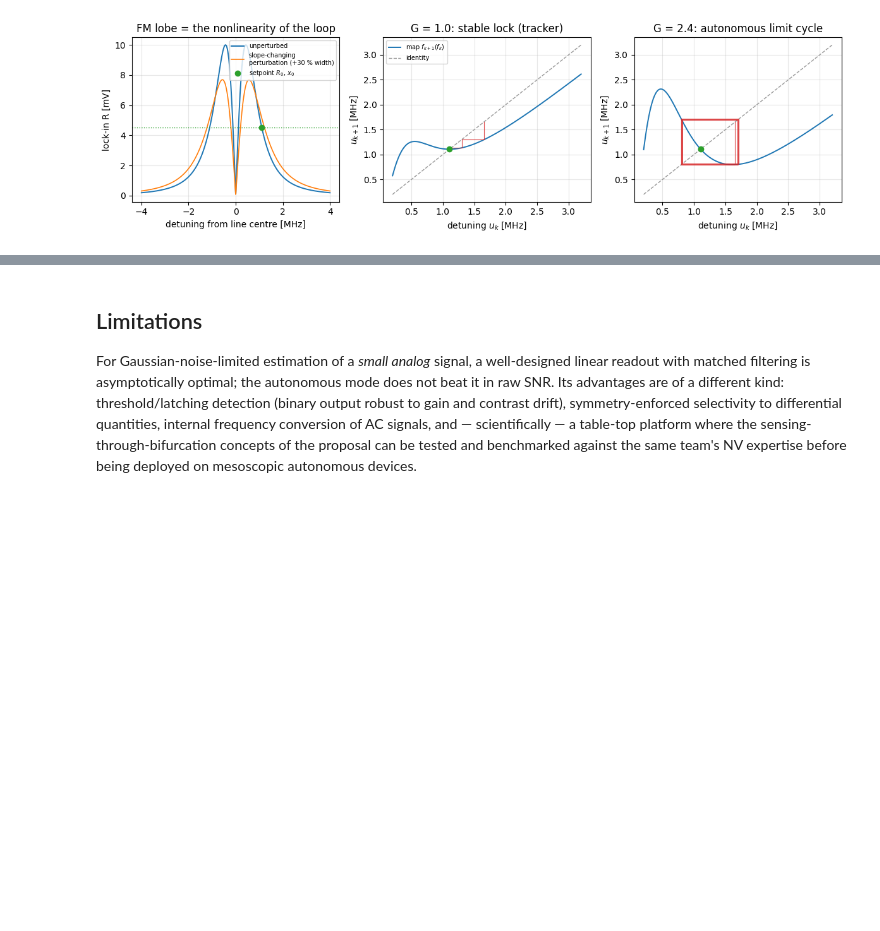
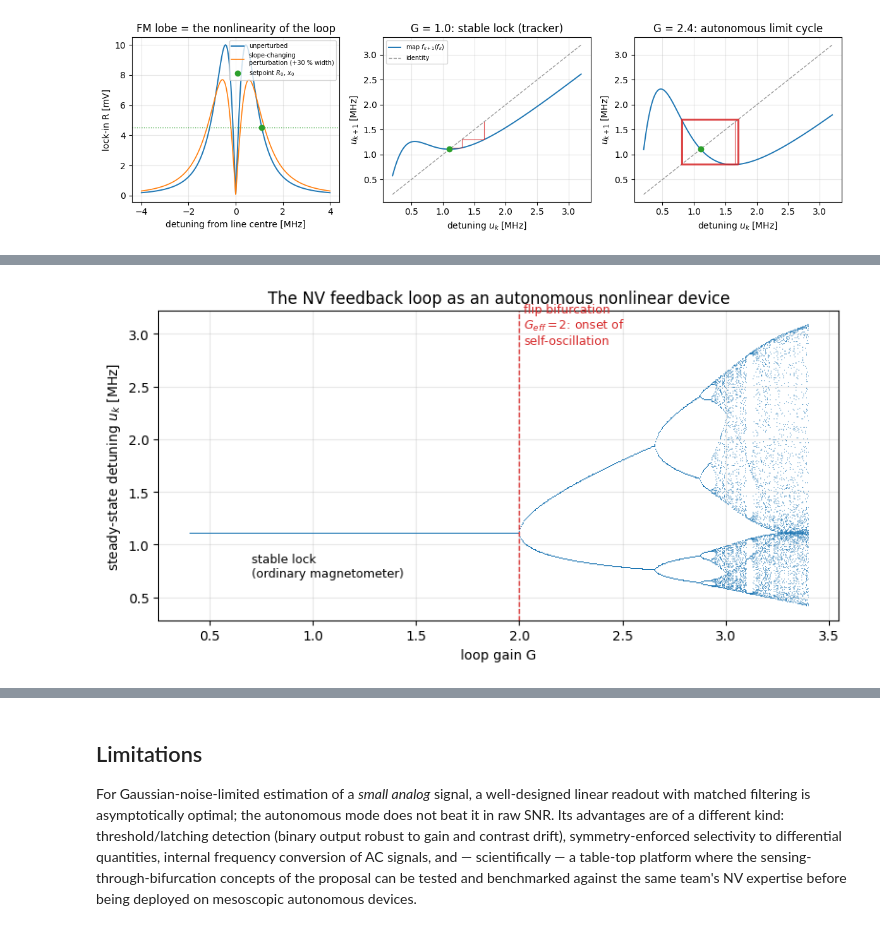
Before and after one commit to GonReina/BudgetODMR, a Jupyter notebook: proposal/WorkPackage3.ipynb, the cells around one changed output, grey strips where cells are left out. Drawn from its saved outputs; the diff is of its cells as text; code cells hidden in the pictures; blank space fills up the shorter version.

```diff
--- a/proposal/WorkPackage3.ipynb
+++ b/proposal/WorkPackage3.ipynb
@@ -147,0 +152,18 @@ fig.show()
+# %%
+Gs = np.linspace(0.4, 3.4, 800)
+fig, ax = plt.subplots(figsize=(8, 4.2))
+for G in Gs:
+    tail = orbit(G, 500)[-60:]
+    ax.plot([G] * len(tail), tail, ",", color="C0", alpha=0.5)
+ax.axvline(2.0, color="C3", ls="--", lw=1)
+ax.annotate("flip bifurcation\n$G_{eff}=2$: onset of\nself-oscillation",
+            (2.02, 2.9), color="C3", fontsize=9)
+ax.annotate("stable lock\n(ordinary magnetometer)", (0.7, 0.7), fontsize=9)
+ax.annotate("period doubling\n-> chaos", (2.75, 4.4), fontsize=9)
+ax.set(xlabel="loop gain G", ylabel="steady-state detuning $u_k$ [MHz]",
+       title="The NV feedback loop as an autonomous nonlinear device")
+ax.grid(alpha=0.3)
+fig.tight_layout()
+plt.show()
+# %% [output]
+[figure, added]
```
Also changed, not shown: parts of 7 cells of this notebook.
